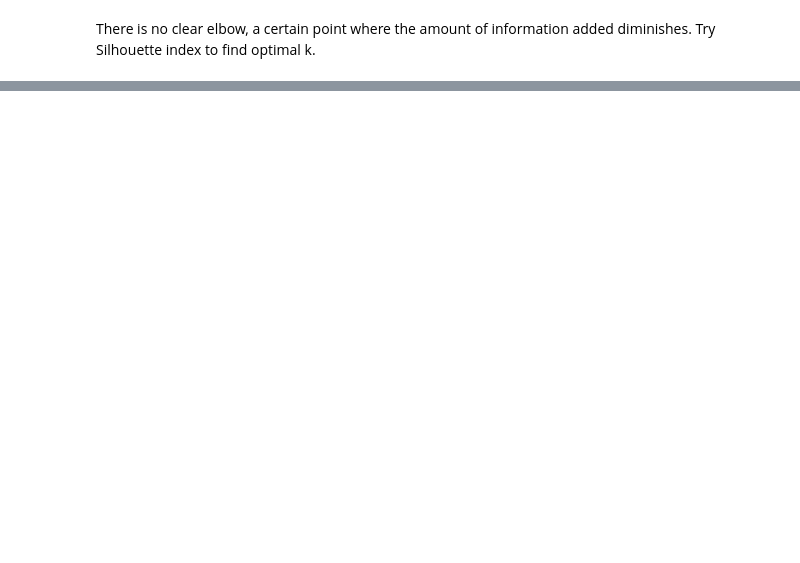
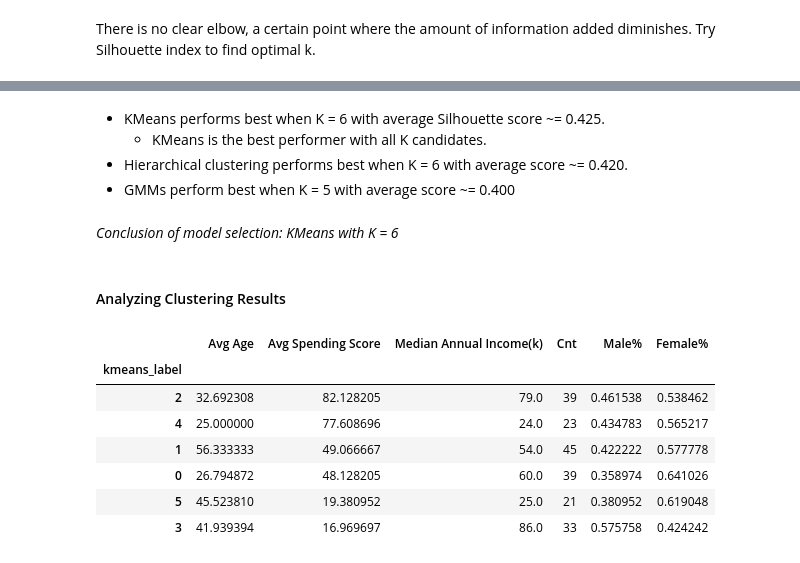
Before and after one commit to Kpeng511/Customer-Clustering, a Jupyter notebook: mall.ipynb, the cells around one changed output, grey strips where cells are left out. Cells and saved outputs as stored; diff of their text form; code cells hidden in the pictures; blank space fills up the shorter version.

```diff
--- a/mall.ipynb
+++ b/mall.ipynb
@@ -644,0 +494,38 @@ Although .274 seeconds is a considerable improvement in prediction speed, .2769
+# %% [markdown]
+- KMeans performs best when K = 6 with average Silhouette score ~= 0.425.
+    - KMeans is the best performer with all K candidates.
+- Hierarchical clustering performs best when K = 6 with average score ~= 0.420.
+- GMMs perform best when K = 5 with average score ~= 0.400
+# %% [markdown]
+*Conclusion of model selection: KMeans with K = 6*
+# %% [markdown]
+#### Analyzing Clustering Results
+# %%
+km = KMeans(n_clusters=6)
+labels = km.fit_predict(df_transformed)
+
+# reload data since we might want to use our customerID later
+df = pd.read_csv('Mall_Customers.csv')
+df['kmeans_label'] = labels
+# %%
+# calculate descriptive summaries
+summary = df.groupby("kmeans_label")[['Age', 'Spending Score (1-100)']].mean()
+summary['Median Annual Income(k)'] = df.groupby("kmeans_label")[['Annual Income (k$)']].median()
+summary['Cnt'] = df.groupby('kmeans_label').CustomerID.count().values
+summary['Male Cnt'] = df[df.Gender=="Male"].groupby("kmeans_label").CustomerID.count().values
+summary['Female Cnt'] = df[df.Gender=="Female"].groupby("kmeans_label").CustomerID.count().values
+summary['Male%'] = summary['Male Cnt']/summary['Cnt']
+summary['Female%'] = summary['Female Cnt']/summary['Cnt']
+summary.rename(columns={'Age':'Avg Age', "Spending Score (1-100)":'Avg Spending Score'}, inplace=True)
+
+final_summary = summary[['Avg Age','Avg Spending Score',"Median Annual Income(k)","Cnt","Male%","Female%"]].sort_values(by='Avg Spending Score', ascending=False)
+final_summary
+# %% [output]
+|  | Avg Age | Avg Spending Score | Median Annual Income(k) | Cnt | Male% | Female% |
+| kmeans_label |  |  |  |  |  |  |
+| 2 | 32.692308 | 82.128205 | 79.0 | 39 | 0.461538 | 0.538462 |
+| 4 | 25.000000 | 77.608696 | 24.0 | 23 | 0.434783 | 0.565217 |
+| 1 | 56.333333 | 49.066667 | 54.0 | 45 | 0.422222 | 0.577778 |
+| 0 | 26.794872 | 48.128205 | 60.0 | 39 | 0.358974 | 0.641026 |
+| 5 | 45.523810 | 19.380952 | 25.0 | 21 | 0.380952 | 0.619048 |
+| 3 | 41.939394 | 16.969697 | 86.0 | 33 | 0.575758 | 0.424242 |
```
Also changed, not shown: parts of 39 cells of this notebook.
